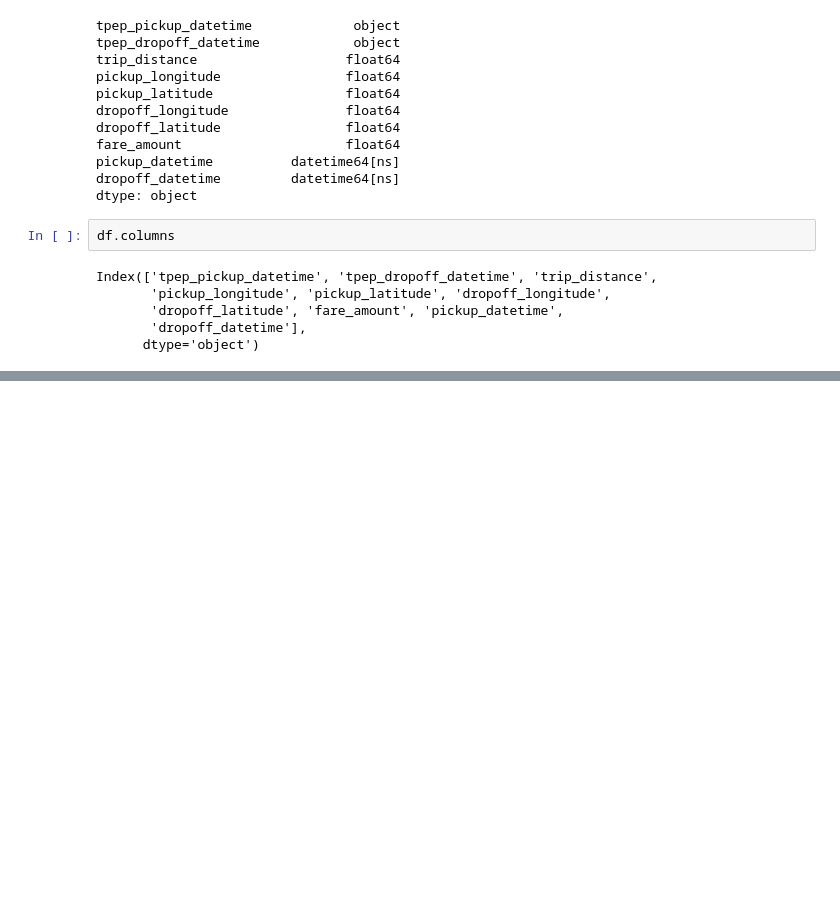
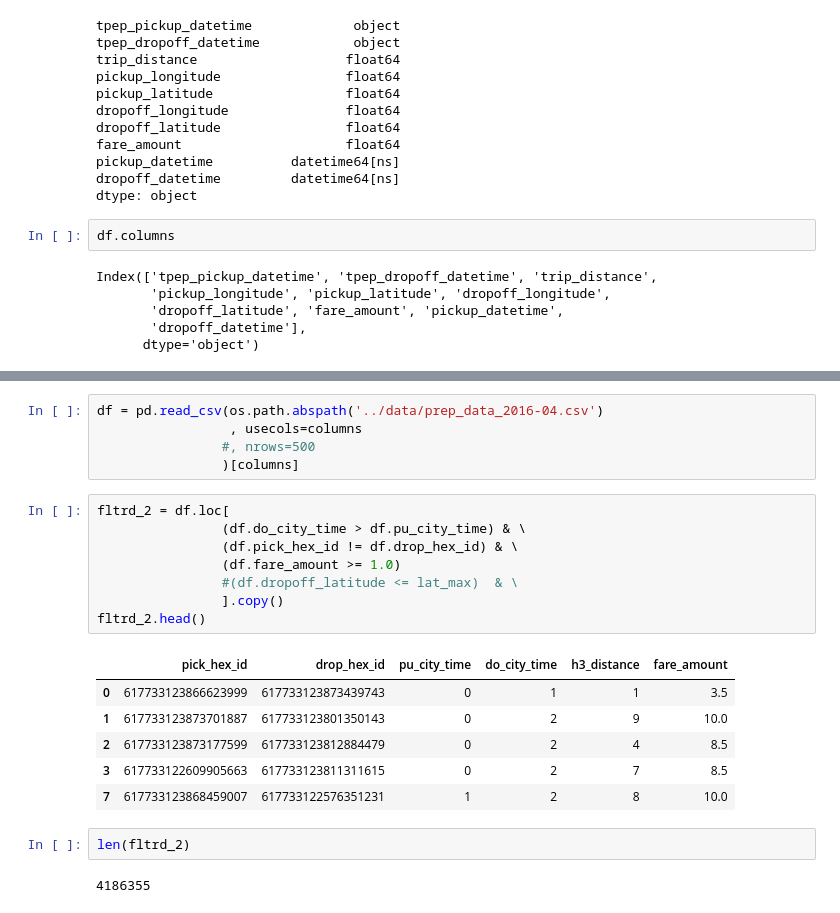
Before and after one commit to Salbinus/taxi, a Jupyter notebook: notebooks/feature_engineering.ipynb, the cells around one changed output, grey strips where cells are left out. Drawn from its saved outputs; the diff is of its cells as text; blank space fills up the shorter version.

```diff
--- a/notebooks/feature_engineering.ipynb
+++ b/notebooks/feature_engineering.ipynb
@@ -354,0 +344,24 @@ Index(['tpep_pickup_datetime', 'tpep_dropoff_datetime', 'trip_distance',
+# %%
+df = pd.read_csv(os.path.abspath('../data/prep_data_2016-04.csv')
+                 , usecols=columns
+                #, nrows=500
+                )[columns]
+# %%
+fltrd_2 = df.loc[
+                (df.do_city_time > df.pu_city_time) & \
+                (df.pick_hex_id != df.drop_hex_id) & \
+                (df.fare_amount >= 1.0)
+                #(df.dropoff_latitude <= lat_max)  & \
+                ].copy()
+fltrd_2.head()
+# %% [output]
+|  | pick_hex_id | drop_hex_id | pu_city_time | do_city_time | h3_distance | fare_amount |
+| 0 | 617733123866623999 | 617733123873439743 | 0 | 1 | 1 | 3.5 |
+| 1 | 617733123873701887 | 617733123801350143 | 0 | 2 | 9 | 10.0 |
+| 2 | 617733123873177599 | 617733123812884479 | 0 | 2 | 4 | 8.5 |
+| 3 | 617733122609905663 | 617733123811311615 | 0 | 2 | 7 | 8.5 |
+| 7 | 617733123868459007 | 617733122576351231 | 1 | 2 | 8 | 10.0 |
+# %%
+len(fltrd_2)
+# %% [output]
+4186355
```
Also changed, not shown: parts of 21 cells of this notebook, 1 other file.
